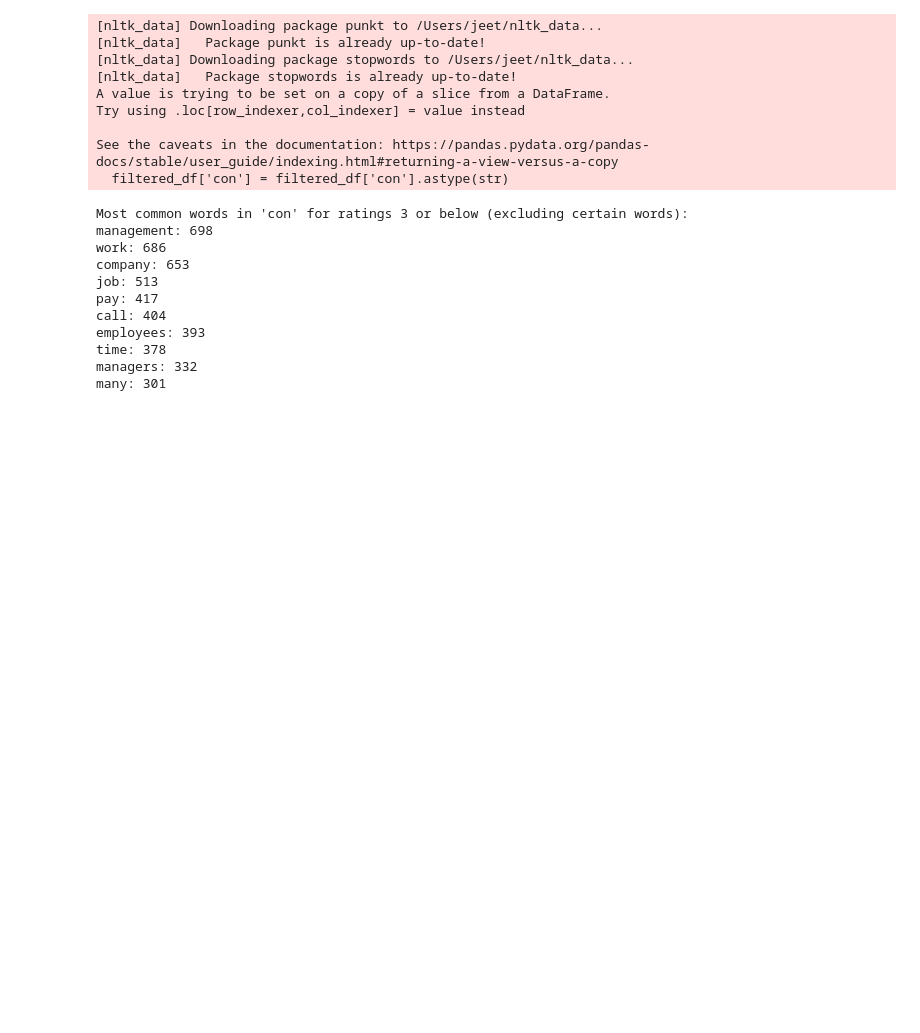
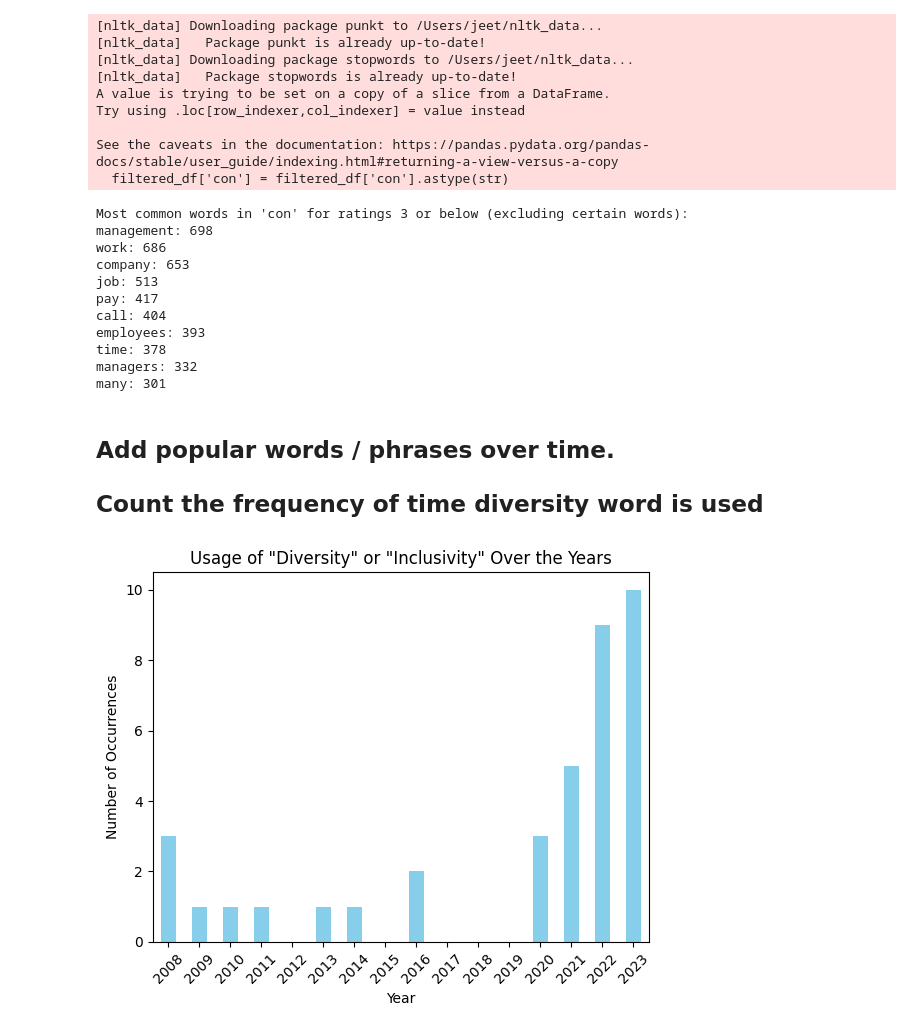
Before and after one commit to Jeetsatishv/Data-Analysis-on-Fidelity, a Jupyter notebook: project.ipynb, the cells around one changed output. Cells and saved outputs as stored; diff of their text form; code cells hidden in the pictures; blank space fills up the shorter version.

Commit message:
Added diversity chart

```diff
--- a/project.ipynb
+++ b/project.ipynb
@@ -805,3 +805,31 @@ employees: 393
 time: 378
 managers: 332
 many: 301
+# %% [markdown]
+## Add popular words / phrases over time.
+## Count the frequency of time diversity word is used
+# %%
+import pandas as pd
+import matplotlib.pyplot as plt
+
+# Assuming df is your DataFrame and it has a column 'text' with the text data and 'Date' for dates
+df['Year'] = pd.to_datetime(df['Date']).dt.year  # Extract year from date
+
+# Function to count occurrences of "diversity" or "inclusivity"
+def count_keywords(text):
+    text = str(text).lower()  # Convert text to lower case
+    return text.count('diversity') + text.count('inclusivity')
+
+# Apply the function to each text and sum the counts per year
+df['Keyword_Count'] = df['pro'].apply(count_keywords)
+counts_per_year = df.groupby('Year')['Keyword_Count'].sum()
+
+# Plotting
+counts_per_year.plot(kind='bar', color='skyblue')
+plt.title('Usage of "Diversity" or "Inclusivity" Over the Years')
+plt.xlabel('Year')
+plt.ylabel('Number of Occurrences')
+plt.xticks(rotation=45)
+plt.show()
+# %% [output]
+[figure, added]
```
Also changed, not shown: parts of 1 cell of this notebook, 1 other file.
